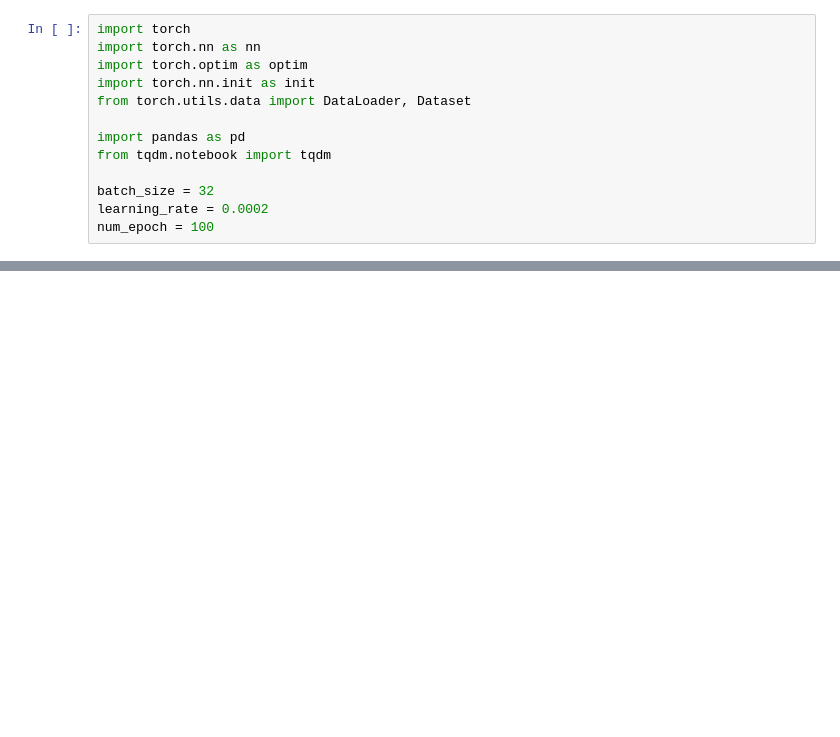
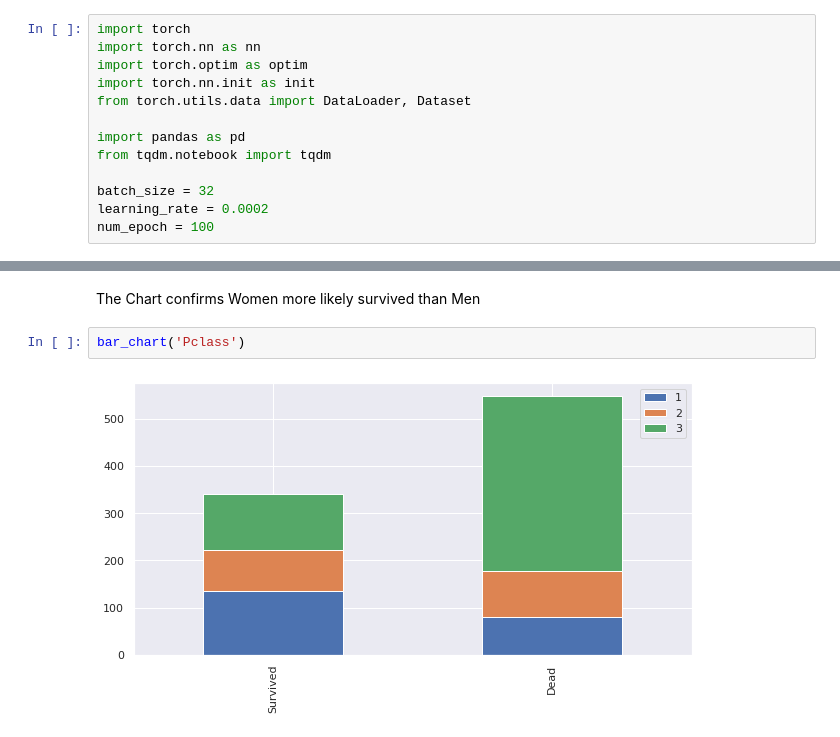
Before and after one commit to binlee52/AI-Study, a Jupyter notebook: Kaggle/Titanic - Machine Learning from Disaster/Titanic - Machine Learning from Disaster.ipynb, the cells around one changed output, grey strips where cells are left out. Cells and saved outputs as stored; diff of their text form; blank space fills up the shorter version.

```diff
--- a/Kaggle/Titanic - Machine Learning from Disaster/Titanic - Machine Learning from Disaster.ipynb
+++ b/Kaggle/Titanic - Machine Learning from Disaster/Titanic - Machine Learning from Disaster.ipynb
@@ -165,0 +173,6 @@ Accuracy of Test Data: 38.1944%
+# %% [markdown]
+The Chart confirms Women more likely survived than Men
+# %%
+bar_chart('Pclass')
+# %% [output]
+[figure, added]
```
Also changed, not shown: parts of 113 cells of this notebook, 2 other files.
